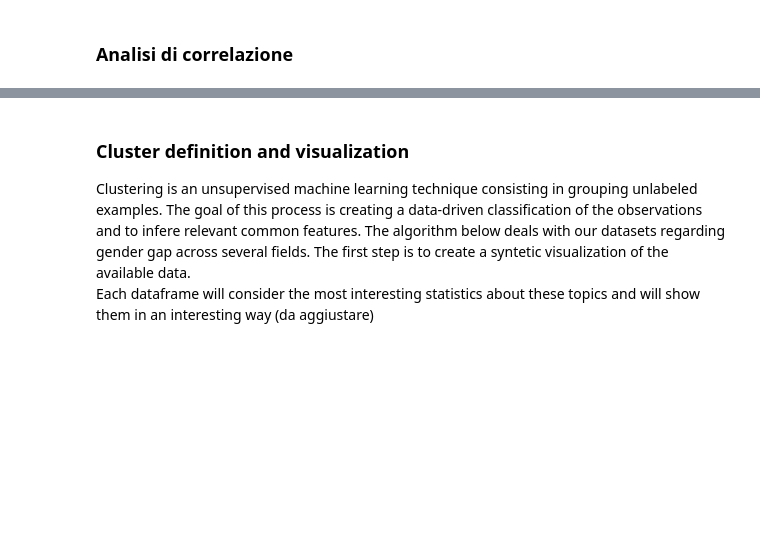
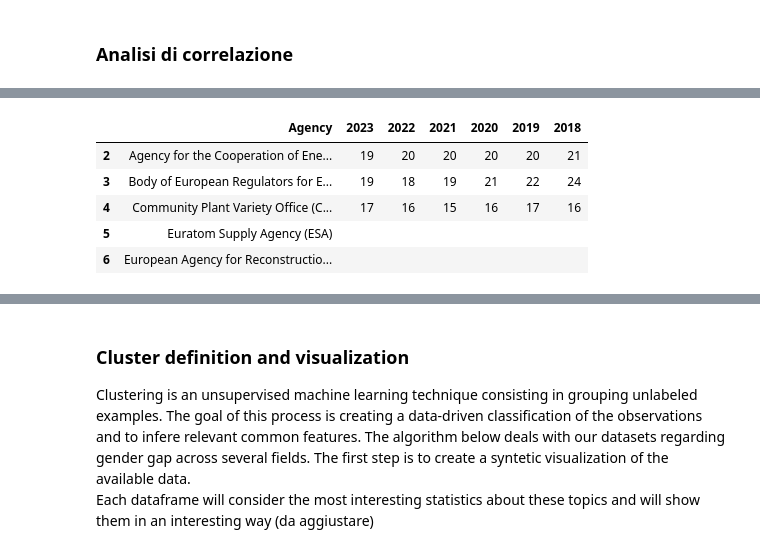
Before and after one commit to alicepicco333/wipEU, a Jupyter notebook: technical_analysis/cluster.ipynb, the cells around one changed output, grey strips where cells are left out. Cells and saved outputs as stored; diff of their text form; code cells hidden in the pictures; blank space fills up the shorter version.

```diff
--- a/technical_analysis/cluster.ipynb
+++ b/technical_analysis/cluster.ipynb
@@ -115,0 +114,15 @@ df_public_adm_total.head()
+# %%
+df_public_adm_women = df_public_adm_women.rename(columns={"Time": "Agency"})
+df_public_adm_women.head()
+df_public_adm_women = df_public_adm_women.drop(0)
+df_public_adm_women = df_public_adm_women.drop(1)
+df_public_adm_women=column_remove(df_public_adm_women)
+df_public_adm_women.head()
+#numero totale di persone che ricoprono ruoli fondamentali in pubblica amministrazione EU
+# %% [output]
+|  | Agency | 2023 | 2022 | 2021 | 2020 | 2019 | 2018 |
+| 2 | Agency for the Cooperation of Ene... | 19 | 20 | 20 | 20 | 20 | 21 |
+| 3 | Body of European Regulators for E... | 19 | 18 | 19 | 21 | 22 | 24 |
+| 4 | Community Plant Variety Office (C... | 17 | 16 | 15 | 16 | 17 | 16 |
+| 5 | Euratom Supply Agency (ESA) |  |  |  |  |  |  |
+| 6 | European Agency for Reconstructio... |  |  |  |  |  |  |
```
Also changed, not shown: parts of 11 cells of this notebook.
